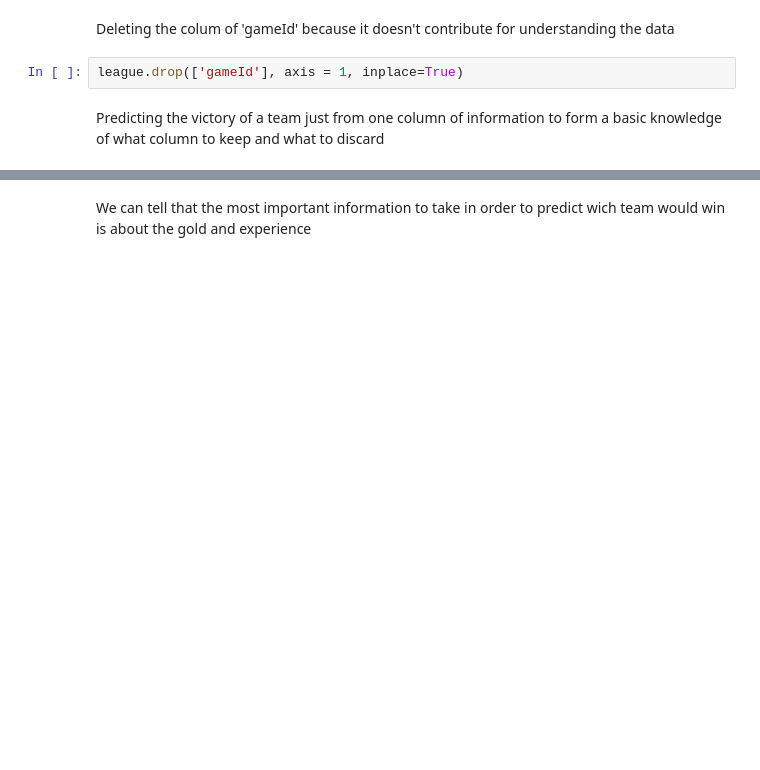
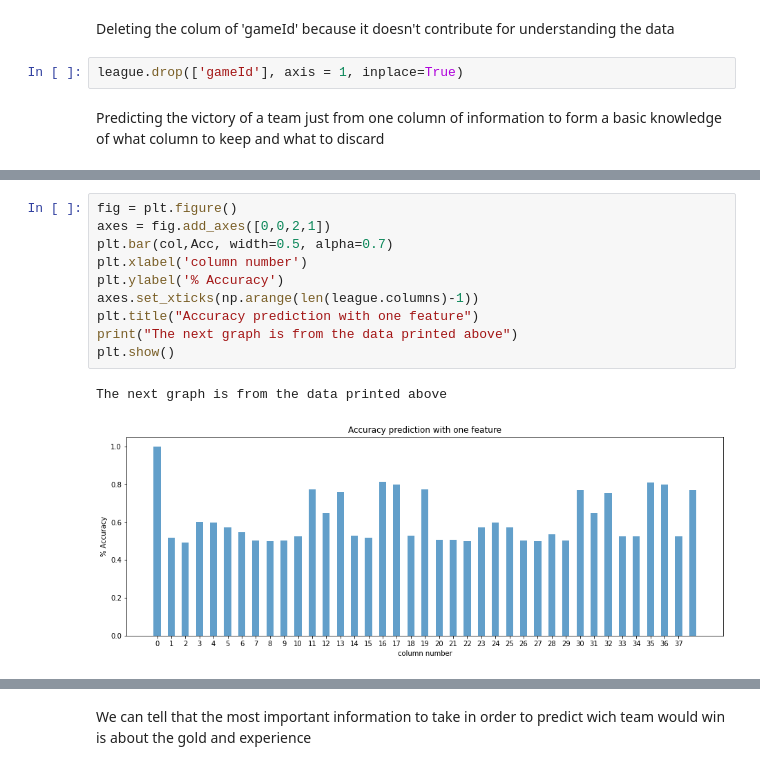
Before and after one commit to YahalomCod/Final-Project, a Jupyter notebook: league-classification.ipynb, the cells around one changed output, grey strips where cells are left out. Cells and saved outputs as stored; diff of their text form; blank space fills up the shorter version.

```diff
--- a/league-classification.ipynb
+++ b/league-classification.ipynb
@@ -58,3 +64,16 @@ redGoldDiff   0.8096973377872254
 redExperienceDiff   0.7973479097074603
 redCSPerMin   0.5249519182103451
 redGoldPerMin   0.7680939366332625
+# %%
+fig = plt.figure()
+axes = fig.add_axes([0,0,2,1])
+plt.bar(col,Acc, width=0.5, alpha=0.7)
+plt.xlabel('column number')
+plt.ylabel('% Accuracy')
+axes.set_xticks(np.arange(len(league.columns)-1))
+plt.title("Accuracy prediction with one feature")
+print("The next graph is from the data printed above")
+plt.show()
+# %% [output]
+The next graph is from the data printed above
+[figure, added]
```
Also changed, not shown: parts of 20 cells of this notebook.
